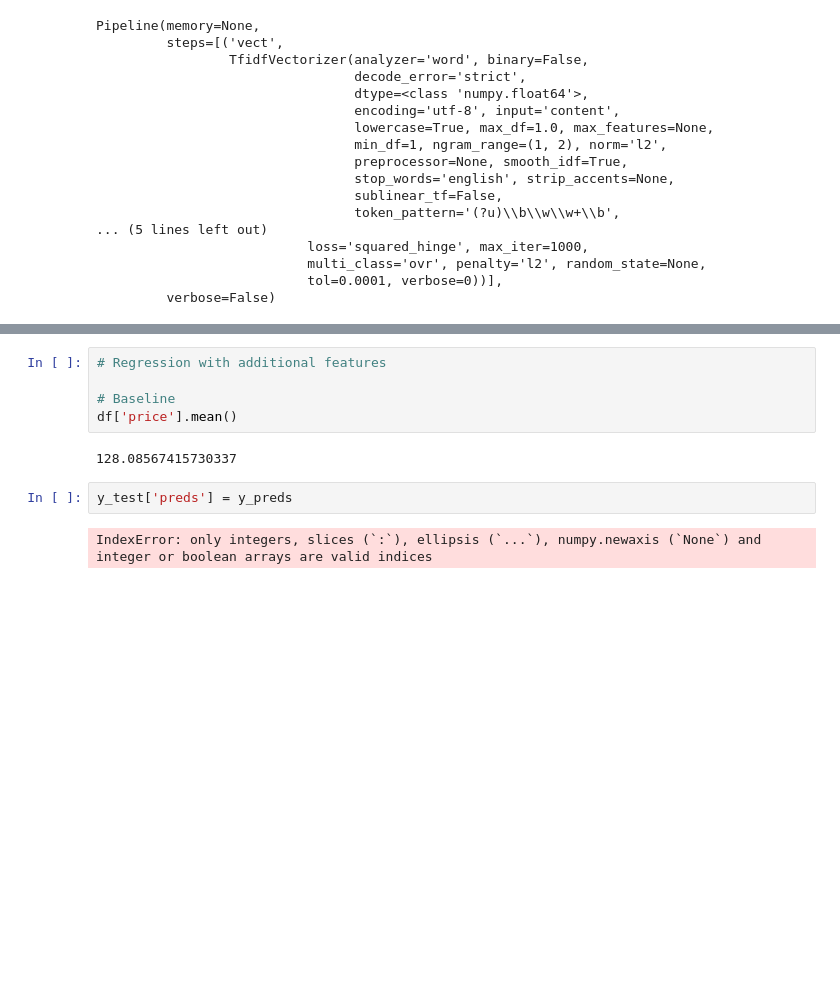
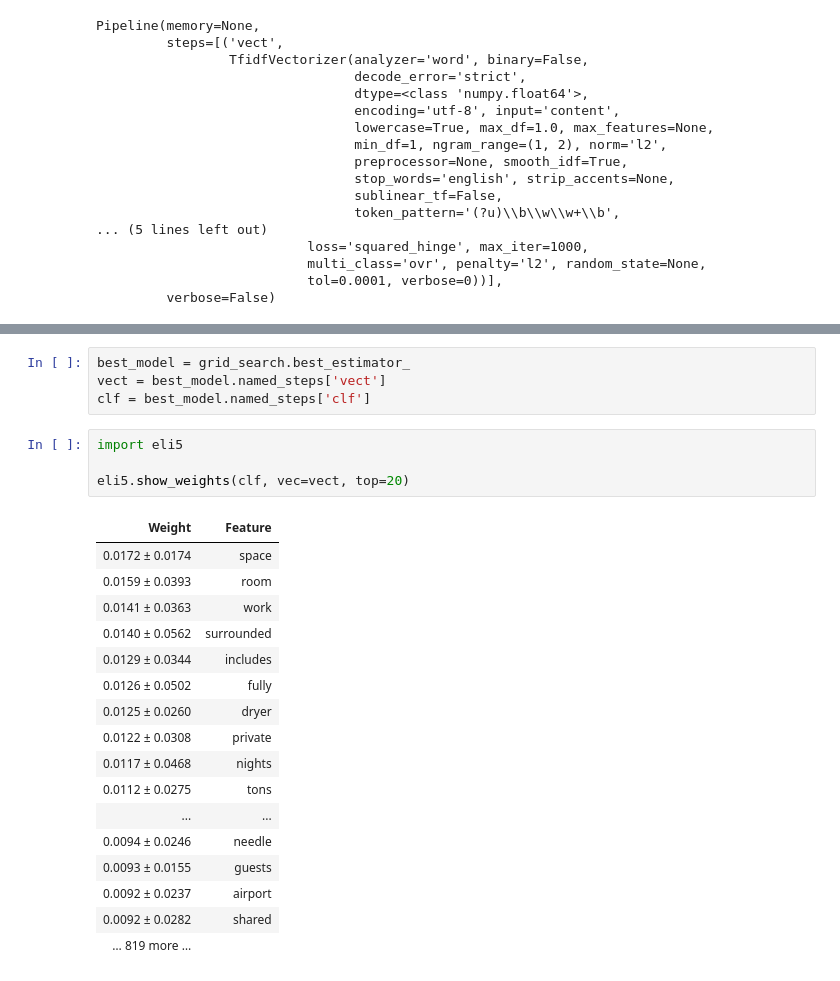
Before and after one commit to MarianVinasDSPT7/DS-Unit-4-Sprint-3-Deep-Learning, a Jupyter notebook: U4_Build_NLP_Airbnb_2.ipynb, the cells around one changed output, grey strips where cells are left out. Saved outputs shown, nothing was run; the diff lists cells and outputs as text; blank space fills up the shorter version.

```diff
--- a/U4_Build_NLP_Airbnb_2.ipynb
+++ b/U4_Build_NLP_Airbnb_2.ipynb
@@ -422,11 +423,26 @@ accuracy_score(target, y_test)
-# %%
-# Regression with additional features
-
-# Baseline
-df['price'].mean()
-# %% [output]
-128.08567415730337
-# %%
-y_test['preds'] = y_preds
-# %% [output]
-IndexError: only integers, slices (`:`), ellipsis (`...`), numpy.newaxis (`None`) and integer or boolean arrays are valid indices
+# %%
+best_model = grid_search.best_estimator_
+vect = best_model.named_steps['vect']
+clf = best_model.named_steps['clf']
+# %%
+import eli5
+
+eli5.show_weights(clf, vec=vect, top=20)
+# %% [output]
+| Weight | Feature |
+| 0.0172 ± 0.0174 | space |
+| 0.0159 ± 0.0393 | room |
+| 0.0141 ± 0.0363 | work |
+| 0.0140 ± 0.0562 | surrounded |
+| 0.0129 ± 0.0344 | includes |
+| 0.0126 ± 0.0502 | fully |
+| 0.0125 ± 0.0260 | dryer |
+| 0.0122 ± 0.0308 | private |
+| 0.0117 ± 0.0468 | nights |
+| 0.0112 ± 0.0275 | tons |
+| ... | ... |
+| 0.0094 ± 0.0246 | needle |
+| 0.0093 ± 0.0155 | guests |
+| 0.0092 ± 0.0237 | airport |
+| 0.0092 ± 0.0282 | shared |
+| … 819 more … |  |
```
Also changed, not shown: parts of 22 cells of this notebook.
